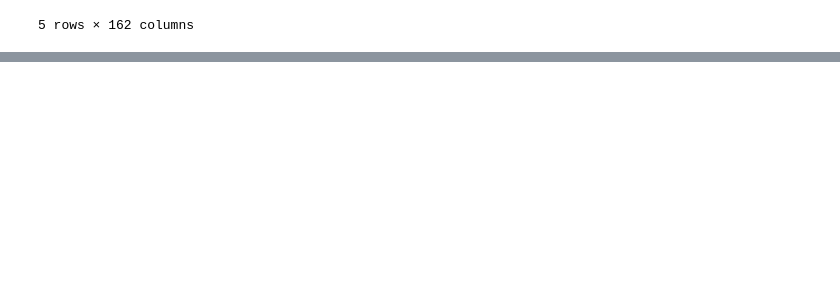
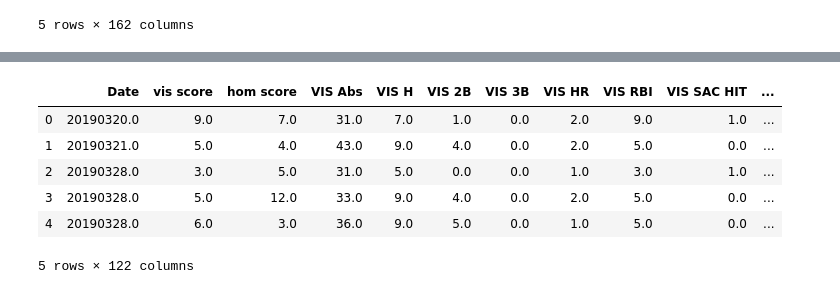
Before and after one commit to jenrionda/moneyball2_the_sequel, a Jupyter notebook: Moneyball.ipynb, the cells around one changed output, grey strips where cells are left out. Drawn from its saved outputs; the diff is of its cells as text; code cells hidden in the pictures; blank space fills up the shorter version.

```diff
--- a/Moneyball.ipynb
+++ b/Moneyball.ipynb
@@ -155,0 +185,12 @@ df_allyears.head()
+# %%
+X = df_clean_data.copy()
+X.drop("home_winner", axis=1, inplace=True)
+X.head()
+# %% [output]
+|  | Date | vis score | hom score | VIS Abs | VIS H | VIS 2B | VIS 3B | VIS HR | VIS RBI | VIS SAC HIT | ... |
+| 0 | 20190320.0 | 9.0 | 7.0 | 31.0 | 7.0 | 1.0 | 0.0 | 2.0 | 9.0 | 1.0 | ... |
+| 1 | 20190321.0 | 5.0 | 4.0 | 43.0 | 9.0 | 4.0 | 0.0 | 2.0 | 5.0 | 0.0 | ... |
+| 2 | 20190328.0 | 3.0 | 5.0 | 31.0 | 5.0 | 0.0 | 0.0 | 1.0 | 3.0 | 1.0 | ... |
+| 3 | 20190328.0 | 5.0 | 12.0 | 33.0 | 9.0 | 4.0 | 0.0 | 2.0 | 5.0 | 0.0 | ... |
+| 4 | 20190328.0 | 6.0 | 3.0 | 36.0 | 9.0 | 5.0 | 0.0 | 1.0 | 5.0 | 0.0 | ... |
+5 rows × 122 columns
```
Also changed, not shown: parts of 16 cells of this notebook.
